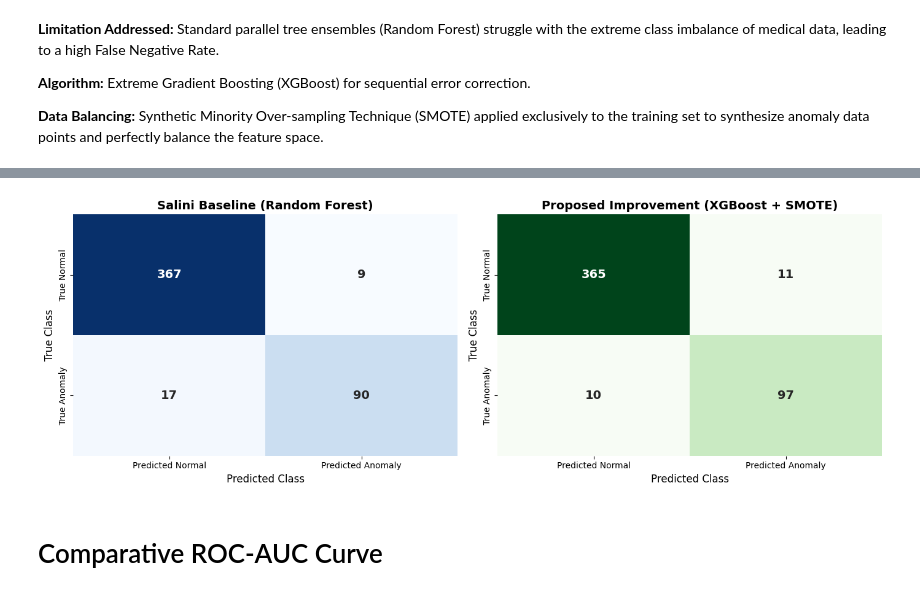
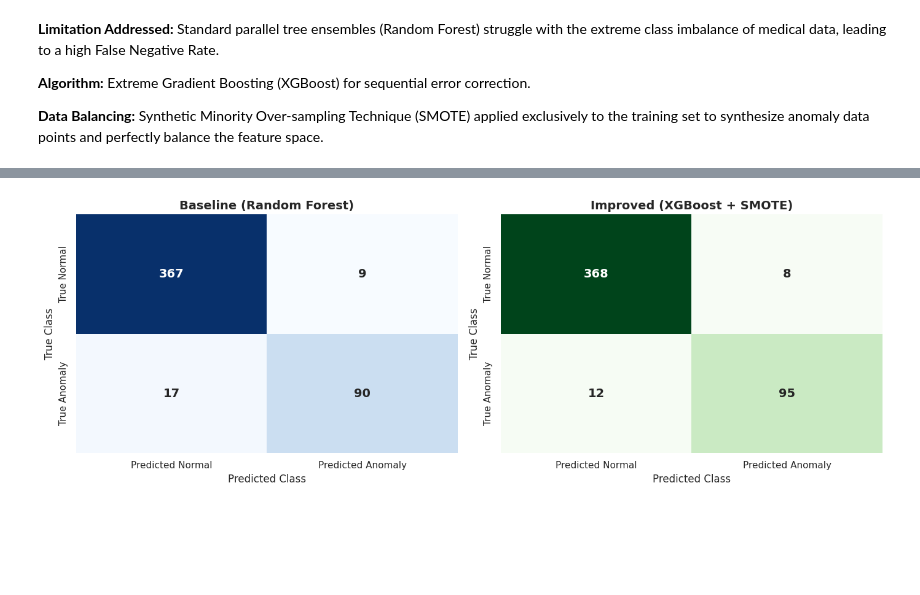
Before and after one commit to YadurajSiddarth/Fetal-monitoring-ctg-, a Jupyter notebook: Fetus_Monitoring_(CTG).ipynb, the cells around one changed output, grey strips where cells are left out. Cells and saved outputs as stored; diff of their text form; code cells hidden in the pictures; blank space fills up the shorter version.

```diff
--- a/Fetus_Monitoring_(CTG).ipynb
+++ b/Fetus_Monitoring_(CTG).ipynb
@@ -324,34 +527,43 @@ Computational Time:      0.2969 seconds
 # %%
-import matplotlib.pyplot as plt
-import seaborn as sns
-from sklearn.metrics import confusion_matrix
+# Get predictions for comparison
+rf_model = RandomForestClassifier(random_state=42, class_weight='balanced')
+rf_model.fit(X_train_sel, y_train)
+y_pred_rf = rf_model.predict(X_test_sel)
 
+# SMOTE + XGBoost
+X_train_smote, y_train_smote = SMOTE(random_state=42).fit_resample(X_train_sel, y_train)
+xgb_model.fit(X_train_smote, y_train_smote)
+y_probs_xgb = xgb_model.predict_proba(X_test_sel)[:, 1]
+precisions, recalls, thresholds = precision_recall_curve(y_test, y_probs_xgb)
+f1_scores = 2 * (precisions * recalls) / (precisions + recalls + 1e-10)
+optimal_threshold = thresholds[np.argmax(f1_scores)]
+y_pred_xgb = (y_probs_xgb >= optimal_threshold).astype(int)
+
+# Plot Confusion Matrices
 fig, axes = plt.subplots(1, 2, figsize=(14, 5))
 sns.set_theme(style="white")
 
-# 1. Salini Baseline Confusion Matrix
-cm_salini = confusion_matrix(y_test, y_pred_salini)
-sns.heatmap(cm_salini, annot=True, fmt='d', cmap='Blues', ax=axes[0],
+# Baseline Random Forest
+cm_rf = confusion_matrix(y_test, y_pred_rf)
+sns.heatmap(cm_rf, annot=True, fmt='d', cmap='Blues', ax=axes[0],
             annot_kws={"size": 14, "weight": "bold"}, cbar=False,
             xticklabels=['Predicted Normal', 'Predicted Anomaly'],
             yticklabels=['True Normal', 'True Anomaly'])
-axes[0].set_title('Salini Baseline (Random Forest)', fontsize=14, fontweight='bold')
+axes[0].set_title('Baseline (Random Forest)', fontsize=14, fontweight='bold')
 axes[0].set_ylabel('True Class', fontsize=12)
 axes[0].set_xlabel('Predicted Class', fontsize=12)
 
-# 2. Improved Model Confusion Matrix
+# Improved XGBoost + SMOTE
 cm_xgb = confusion_matrix(y_test, y_pred_xgb)
 sns.heatmap(cm_xgb, annot=True, fmt='d', cmap='Greens', ax=axes[1],
             annot_kws={"size": 14, "weight": "bold"}, cbar=False,
             xticklabels=['Predicted Normal', 'Predicted Anomaly'],
             yticklabels=['True Normal', 'True Anomaly'])
-axes[1].set_title('Proposed Improvement (XGBoost + SMOTE)', fontsize=14, fontweight='bold')
+axes[1].set_title('Improved (XGBoost + SMOTE)', fontsize=14, fontweight='bold')
 axes[1].set_ylabel('True Class', fontsize=12)
 axes[1].set_xlabel('Predicted Class', fontsize=12)
 
 plt.tight_layout()
 plt.show()
 # %% [output]
-[figure, old version]
+[figure, new version]
-# %% [markdown]
-# Comparative ROC-AUC Curve
```
Also changed, not shown: parts of 20 cells of this notebook.
